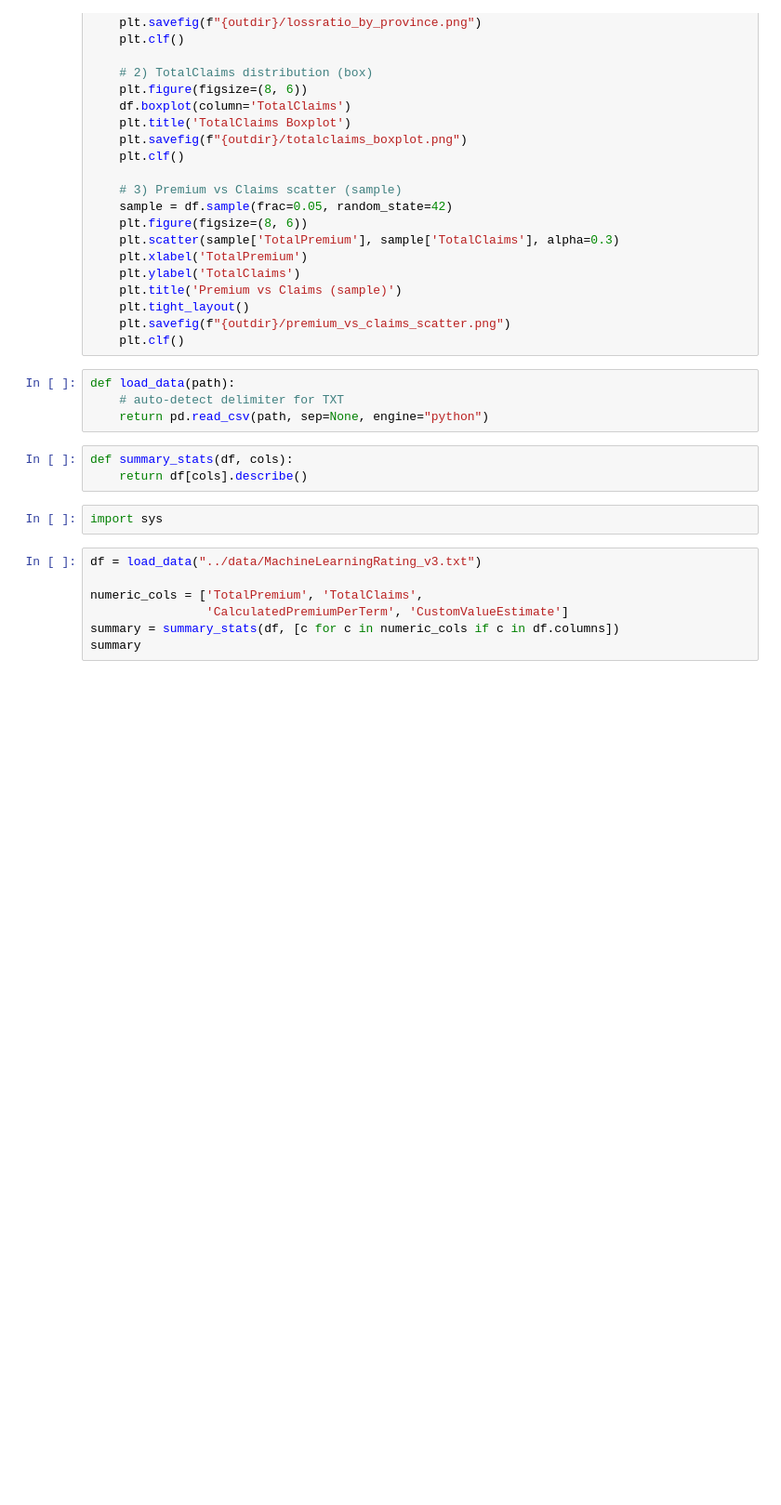
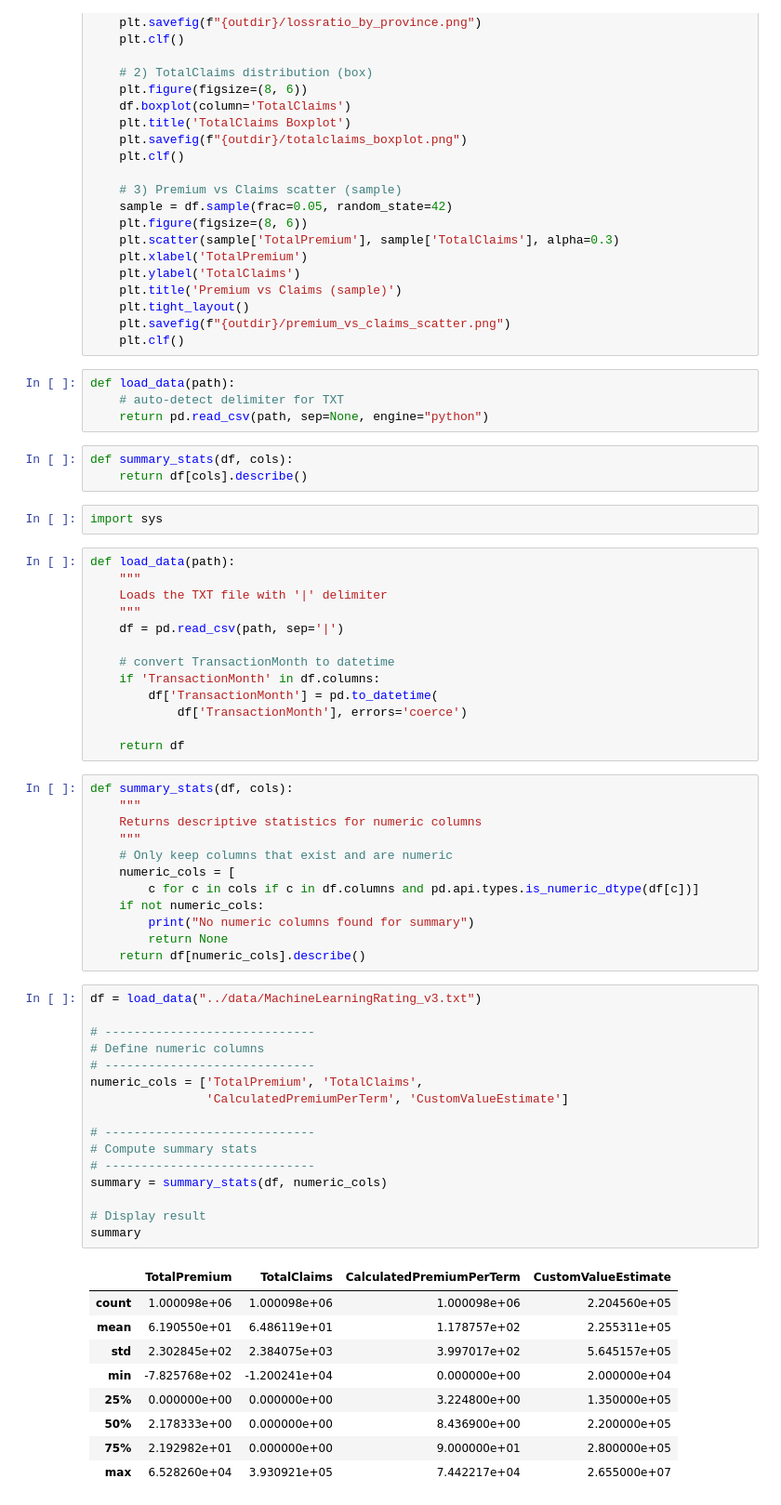
Before and after one commit to MubarekAdem/week-3-kaim, a Jupyter notebook: notebooks/eda_task1.ipynb, the cells around one changed output. Shown: that part at 93% size. Saved outputs shown, nothing was run; the diff lists cells and outputs as text; blank space fills up the shorter version.

```diff
--- a/notebooks/eda_task1.ipynb
+++ b/notebooks/eda_task1.ipynb
@@ -58,9 +58,53 @@ def summary_stats(df, cols):
 # %%
 import sys
 # %%
-df = load_data("../data/MachineLearningRating_v3.txt")
+def load_data(path):
+    """
+    Loads the TXT file with '|' delimiter
+    """
+    df = pd.read_csv(path, sep='|')
 
-numeric_cols = ['TotalPremium', 'TotalClaims',
-                'CalculatedPremiumPerTerm', 'CustomValueEstimate']
-summary = summary_stats(df, [c for c in numeric_cols if c in df.columns])
-summary
+    # convert TransactionMonth to datetime
+    if 'TransactionMonth' in df.columns:
+        df['TransactionMonth'] = pd.to_datetime(
+            df['TransactionMonth'], errors='coerce')
+
+    return df
+# %%
+def summary_stats(df, cols):
+    """
+    Returns descriptive statistics for numeric columns
+    """
+    # Only keep columns that exist and are numeric
+    numeric_cols = [
+        c for c in cols if c in df.columns and pd.api.types.is_numeric_dtype(df[c])]
+    if not numeric_cols:
+        print("No numeric columns found for summary")
+        return None
+    return df[numeric_cols].describe()
+# %%
+df = load_data("../data/MachineLearningRating_v3.txt")
+
+# -----------------------------
+# Define numeric columns
+# -----------------------------
+numeric_cols = ['TotalPremium', 'TotalClaims',
+                'CalculatedPremiumPerTerm', 'CustomValueEstimate']
+
+# -----------------------------
+# Compute summary stats
+# -----------------------------
+summary = summary_stats(df, numeric_cols)
+
+# Display result
+summary
+# %% [output]
+|  | TotalPremium | TotalClaims | CalculatedPremiumPerTerm | CustomValueEstimate |
+| count | 1.000098e+06 | 1.000098e+06 | 1.000098e+06 | 2.204560e+05 |
+| mean | 6.190550e+01 | 6.486119e+01 | 1.178757e+02 | 2.255311e+05 |
+| std | 2.302845e+02 | 2.384075e+03 | 3.997017e+02 | 5.645157e+05 |
+| min | -7.825768e+02 | -1.200241e+04 | 0.000000e+00 | 2.000000e+04 |
+| 25% | 0.000000e+00 | 0.000000e+00 | 3.224800e+00 | 1.350000e+05 |
+| 50% | 2.178333e+00 | 0.000000e+00 | 8.436900e+00 | 2.200000e+05 |
+| 75% | 2.192982e+01 | 0.000000e+00 | 9.000000e+01 | 2.800000e+05 |
+| max | 6.528260e+04 | 3.930921e+05 | 7.442217e+04 | 2.655000e+07 |
```
Also changed, not shown: parts of 1 cell of this notebook, 3 other files.
